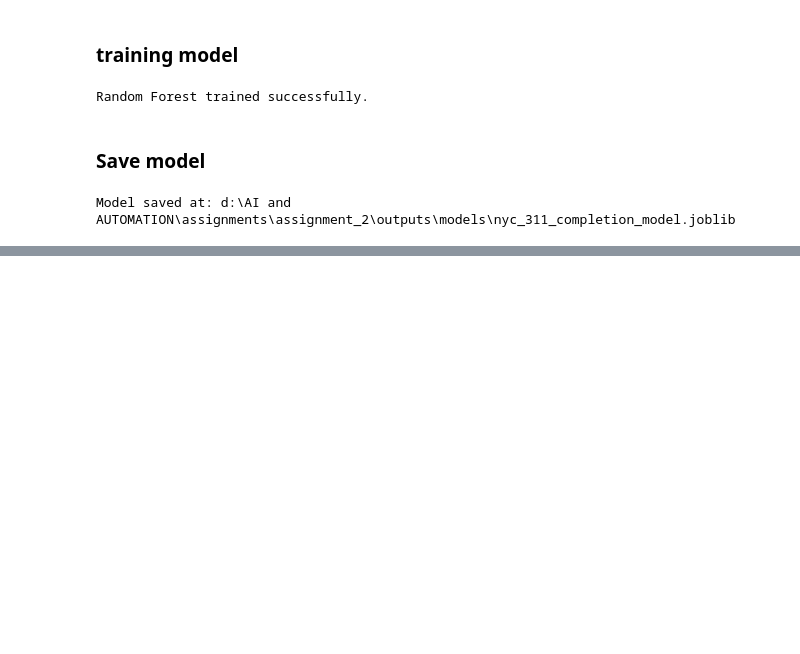
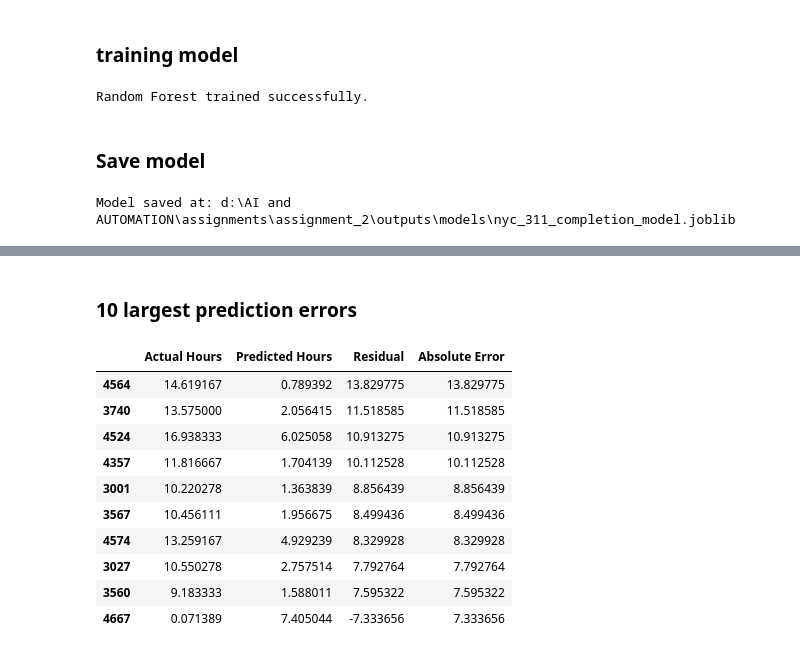
Before and after one commit to MuhammadSaud60/Assignment_2_Reproducible, a Jupyter notebook: notebooks/03_03_completion_time_modeling.ipynb, the cells around one changed output, grey strips where cells are left out. Saved outputs shown, nothing was run; the diff lists cells and outputs as text; code cells hidden in the pictures; blank space fills up the shorter version.

```diff
--- a/notebooks/03_03_completion_time_modeling.ipynb
+++ b/notebooks/03_03_completion_time_modeling.ipynb
@@ -359,0 +403,35 @@ Model saved at: d:\AI and AUTOMATION\assignments\assignment_2\outputs\models\nyc
+# %% [markdown]
+### 10 largest prediction errors
+# %%
+error_analysis = pd.DataFrame({
+    "Actual Hours": y_test,
+    "Predicted Hours": y_pred,
+})
+
+error_analysis["Residual"] = (
+    error_analysis["Actual Hours"] -
+    error_analysis["Predicted Hours"]
+)
+
+error_analysis["Absolute Error"] = (
+    error_analysis["Residual"].abs()
+)
+
+error_analysis = error_analysis.sort_values(
+    "Absolute Error",
+    ascending=False
+)
+
+error_analysis.head(10)
+# %% [output]
+|  | Actual Hours | Predicted Hours | Residual | Absolute Error |
+| 4564 | 14.619167 | 0.789392 | 13.829775 | 13.829775 |
+| 3740 | 13.575000 | 2.056415 | 11.518585 | 11.518585 |
+| 4524 | 16.938333 | 6.025058 | 10.913275 | 10.913275 |
+| 4357 | 11.816667 | 1.704139 | 10.112528 | 10.112528 |
+| 3001 | 10.220278 | 1.363839 | 8.856439 | 8.856439 |
+| 3567 | 10.456111 | 1.956675 | 8.499436 | 8.499436 |
+| 4574 | 13.259167 | 4.929239 | 8.329928 | 8.329928 |
+| 3027 | 10.550278 | 2.757514 | 7.792764 | 7.792764 |
+| 3560 | 9.183333 | 1.588011 | 7.595322 | 7.595322 |
+| 4667 | 0.071389 | 7.405044 | -7.333656 | 7.333656 |
```
Also changed, not shown: parts of 11 cells of this notebook, 4 other files.
